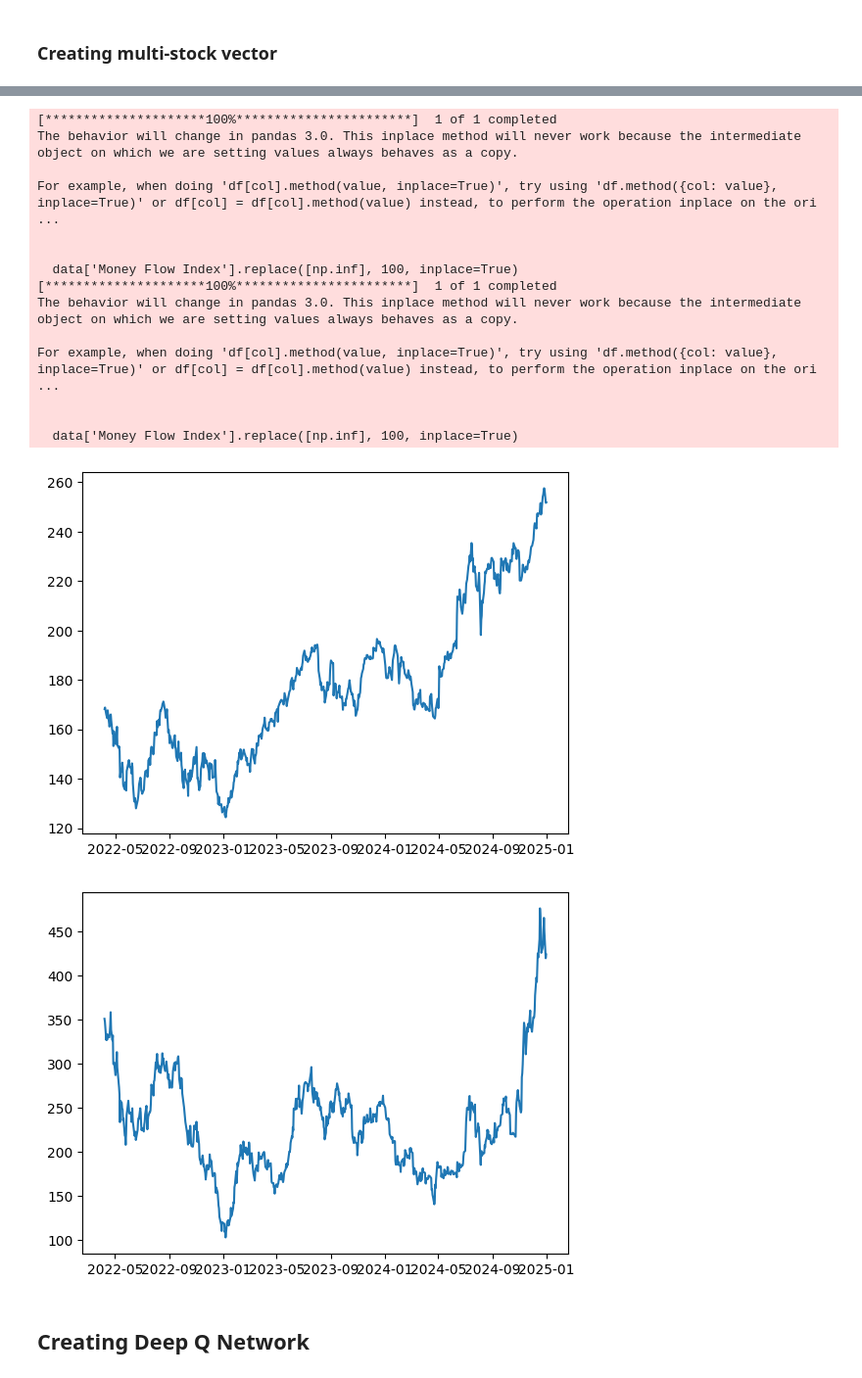
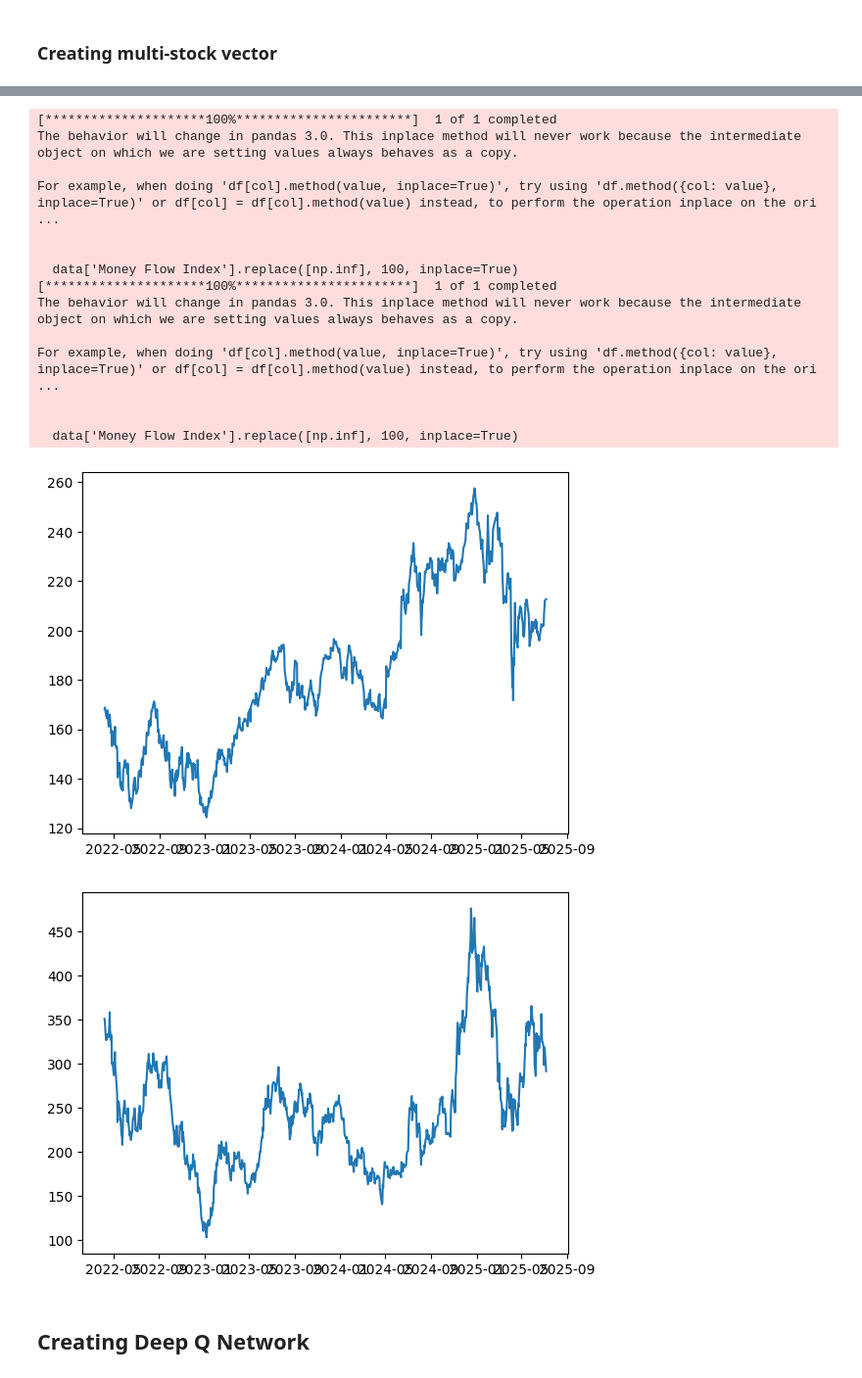
Before and after one commit to daniel142142/reinforcement-learning-trading, a Jupyter notebook: Multi_stock_model.ipynb, the cells around one changed output, grey strips where cells are left out. Shown at 98% size. Drawn from its saved outputs; the diff is of its cells as text; code cells hidden in the pictures.

```diff
--- a/Multi_stock_model.ipynb
+++ b/Multi_stock_model.ipynb
@@ -105,39 +105,39 @@ def get_vector(asset_tickers):
     assets_test_pca = []
     for i in asset_tickers:
         data = retrieve_data(i)
-        data_train, data_test = split_data(data, '2012-02-01', '2022-04-06', '2022-04-07', '2025-01-01')
+        data_train, data_test = split_data(data, '2012-02-01', '2022-04-06', '2022-04-07', '2025-07-07')
 
         data_train_close, data_test_close = retrieve_close(data_train, data_test)
         assets_train_close.append(data_train_close)
         assets_test_close.append(data_test_close)
 
         data_train_pca, data_test_pca = PCA_transform(data_train, data_test)
         assets_train_pca.append(data_train_pca)
         assets_test_pca.append(data_test_pca)
 
     return assets_train_close, assets_test_close, assets_train_pca, assets_test_pca
 train_close, test_close, train_pca, test_pca = get_vector(asset_tickers)
 for i in test_close:
     plt.plot(i)
     plt.show()
 # %% [output]
 YF.download() has changed argument auto_adjust default to True
 [*********************100%***********************]  1 of 1 completed
 The behavior will change in pandas 3.0. This inplace method will never work because the intermediate object on which we are setting values always behaves as a copy.
 
 For example, when doing 'df[col].method(value, inplace=True)', try using 'df.method({col: value}, inplace=True)' or df[col] = df[col].method(value) instead, to perform the operation inplace on the ori ...
 
 
   data['Money Flow Index'].replace([np.inf], 100, inplace=True)
 [*********************100%***********************]  1 of 1 completed
 The behavior will change in pandas 3.0. This inplace method will never work because the intermediate object on which we are setting values always behaves as a copy.
 
 For example, when doing 'df[col].method(value, inplace=True)', try using 'df.method({col: value}, inplace=True)' or df[col] = df[col].method(value) instead, to perform the operation inplace on the ori ...
 
 
   data['Money Flow Index'].replace([np.inf], 100, inplace=True)
-[figure, old version]
+[figure, new version]
-[figure, old version]
+[figure, new version]
 # %% [markdown]
 ## Creating Deep Q Network
 # %% [markdown]
```
Also changed, not shown: parts of 7 cells of this notebook.
